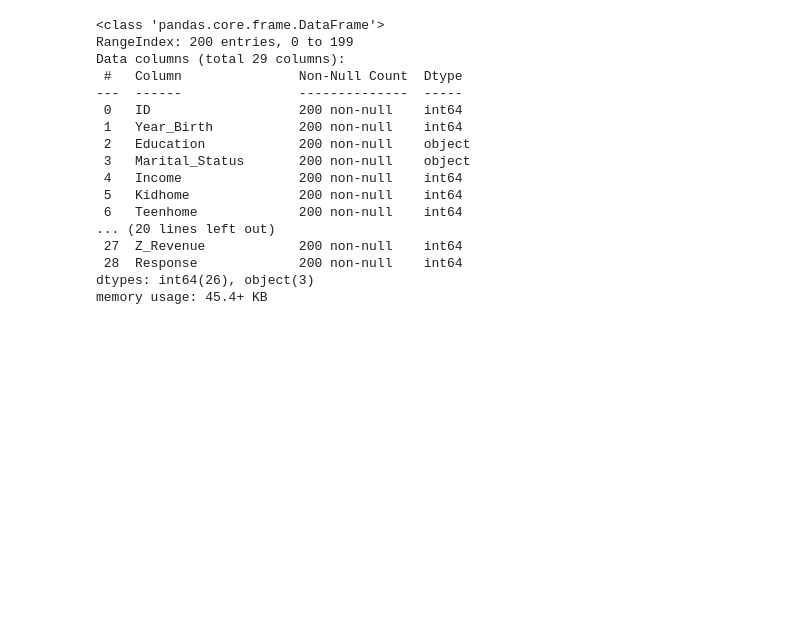
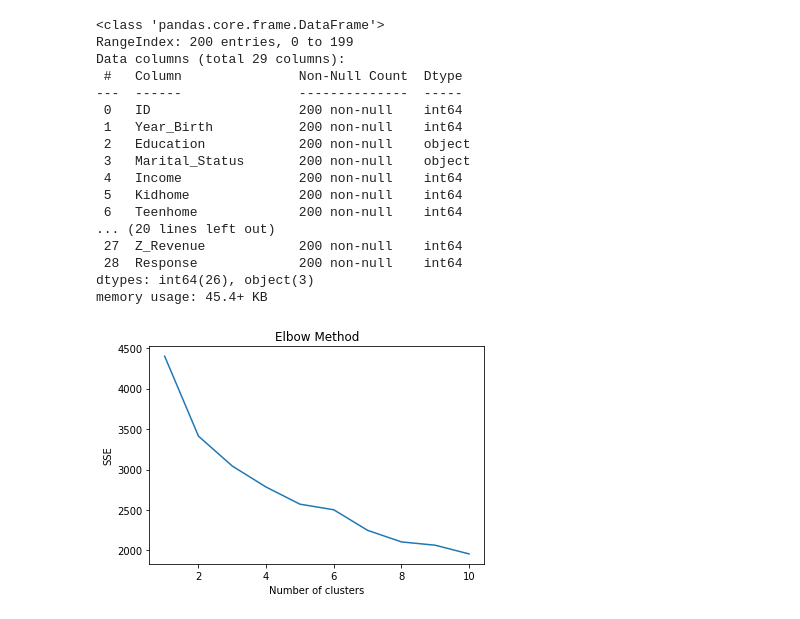
Before and after one commit to Astha2410/Customer_Data_Analysis-, a Jupyter notebook: Analysis_2.ipynb, the cells around one changed output. Cells and saved outputs as stored; diff of their text form; code cells hidden in the pictures; blank space fills up the shorter version.

Commit message:
new visuals

```diff
--- a/Analysis_2.ipynb
+++ b/Analysis_2.ipynb
@@ -52,3 +54,29 @@ Data columns (total 29 columns):
  28  Response             200 non-null    int64
 dtypes: int64(26), object(3)
 memory usage: 45.4+ KB
+# %%
+# Select the numerical fields for clustering
+numerical_cols = ['Year_Birth', 'Income', 'Kidhome', 'Teenhome', 'Recency',
+                  'MntWines', 'MntFruits', 'MntMeatProducts', 'MntFishProducts',
+                  'MntSweetProducts', 'MntGoldProds', 'NumDealsPurchases',
+                  'NumWebPurchases', 'NumCatalogPurchases', 'NumStorePurchases',
+                  'NumWebVisitsMonth', 'AcceptedCmp3', 'AcceptedCmp4', 'AcceptedCmp5',
+                  'AcceptedCmp1', 'AcceptedCmp2', 'Complain', 'Z_CostContact', 'Z_Revenue', 'Response']
+# %%
+# Normalize the data
+scaler = StandardScaler()
+df[numerical_cols] = scaler.fit_transform(df[numerical_cols])
+# %%
+# Determine the optimal number of clusters using the elbow method
+sse = []
+for k in range(1, 11):
+    kmeans = KMeans(n_clusters=k, random_state=42)
+    kmeans.fit(df[numerical_cols])
+    sse.append(kmeans.inertia_)
+plt.plot(range(1, 11), sse)
+plt.title('Elbow Method')
+plt.xlabel('Number of clusters')
+plt.ylabel('SSE')
+plt.show()
+# %% [output]
+[figure, added]
```
Also changed, not shown: parts of 4 cells of this notebook.
